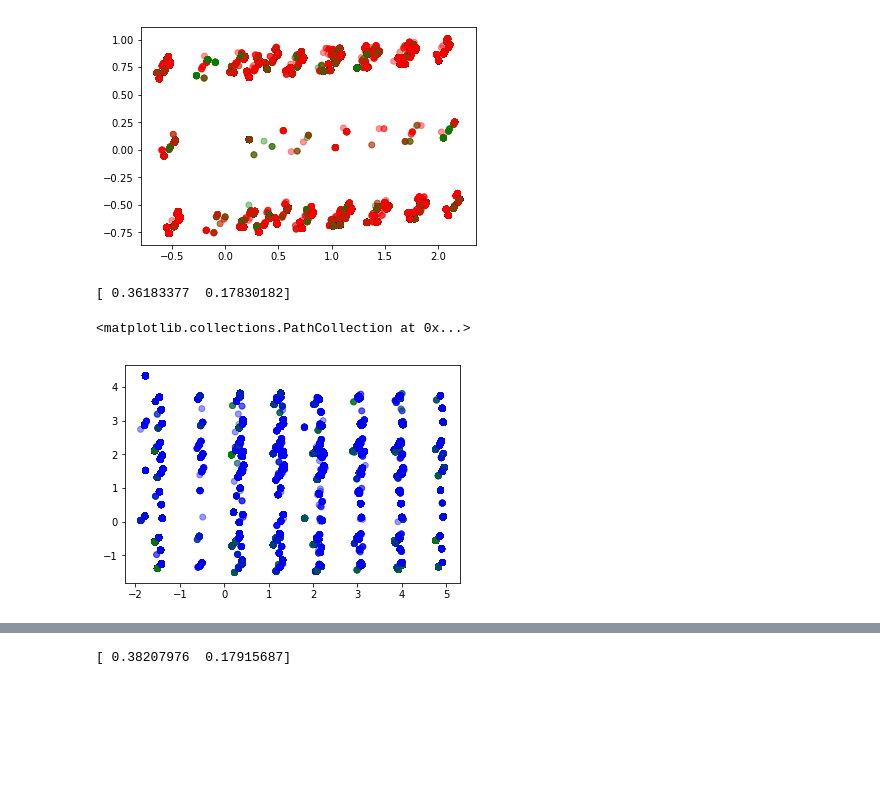
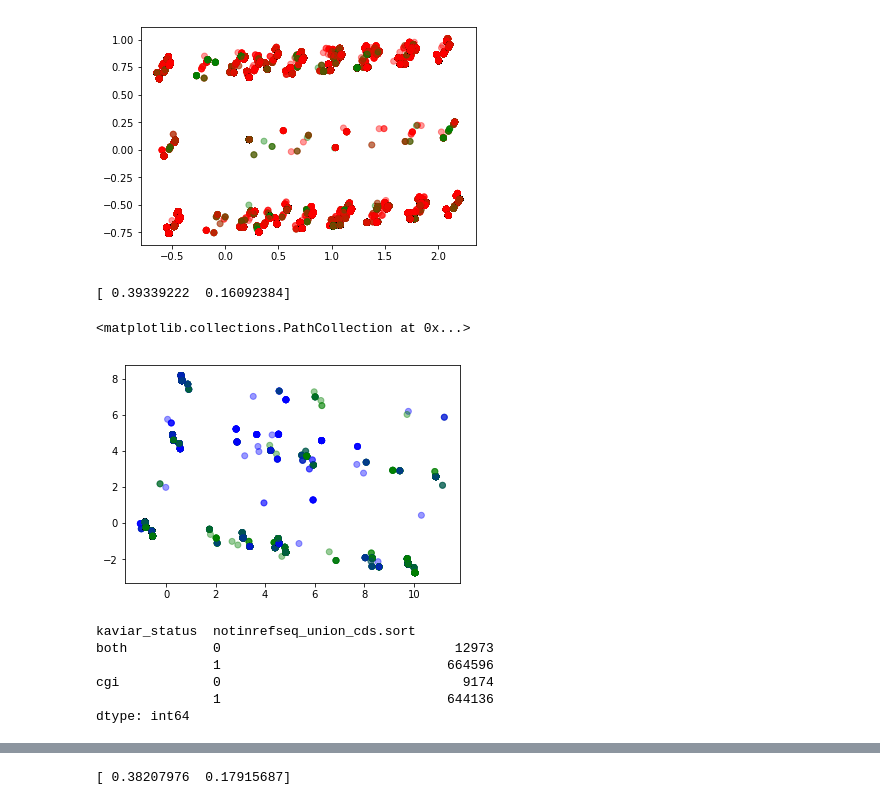
Before and after one commit to bmennis/explore-cgi, a Jupyter notebook: notebooks/kaviar-pca.ipynb, the cells around one changed output, grey strips where cells are left out. Drawn from its saved outputs; the diff is of its cells as text; code cells hidden in the pictures; blank space fills up the shorter version.

```diff
--- a/notebooks/kaviar-pca.ipynb
+++ b/notebooks/kaviar-pca.ipynb
@@ -13,6 +14,7 @@ kaviar_mat_file = '../data/interim/kaviar.mat'
 dat = pd.read_csv(kaviar_mat_file, sep='\t')
 # %%
 features = [x for x in dat.columns if not x in ('kaviar_status', 'var_type', 'chrom', 'pos', 'ref', 'alt')]
+dat = dat.drop_duplicates(subset=['chrom', 'pos'])
 # %%
 X = dat[features].values
 X = StandardScaler().fit_transform(X)
@@ -91,23 +93,32 @@ plt.scatter(X_r[:, 0], X_r[:, 1], alpha=.4, c=status_colors)
 <matplotlib.collections.PathCollection at 0x...>
 [figure]
 # %%
-dat_cgi = dat[(dat.kaviar_status=='cgi') | (dat.kaviar_status=='both')]
+dat_cgi = dat[(dat['ahmad_status'] == 1) & ((dat.kaviar_status=='cgi') | (dat.kaviar_status=='both'))]
 X = dat_cgi[features].values
 X = StandardScaler().fit_transform(X)
 colors = {'ill':'red',
           'both':'green',
           'cgi':'blue',
           'none':'black'}
 status_colors = [colors[x] for x in dat_cgi['kaviar_status']]
 pca = PCA(n_components=2)
 p = pca.fit(X)
 print(p.explained_variance_ratio_)
 X_r = p.transform(X)
 
 plt.figure()
 #for x_y, status in zip(X_r, status):
 plt.scatter(X_r[:, 0], X_r[:, 1], alpha=.4, c=status_colors)
 # %% [output]
-[ 0.36183377  0.17830182]
+[ 0.39339222  0.16092384]
 <matplotlib.collections.PathCollection at 0x...>
-[figure, old version]
+[figure, new version]
+# %%
+dat_cgi.groupby(['kaviar_status','notinrefseq_union_cds.sort']).size()
+# %% [output]
+kaviar_status  notinrefseq_union_cds.sort
+both           0                              12973
+               1                             664596
+cgi            0                               9174
+               1                             644136
+dtype: int64
```
Also changed, not shown: parts of 2 cells of this notebook, 3 other files.
